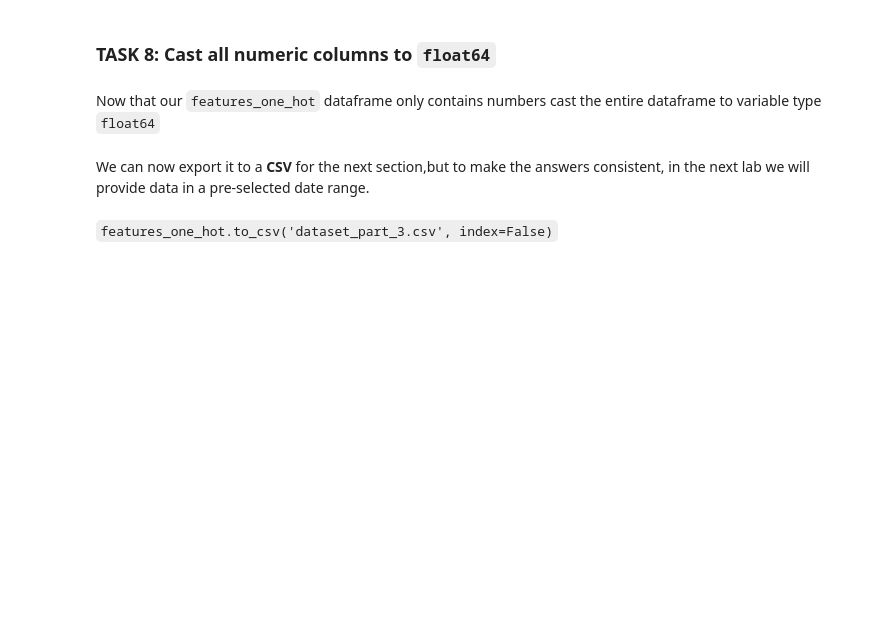
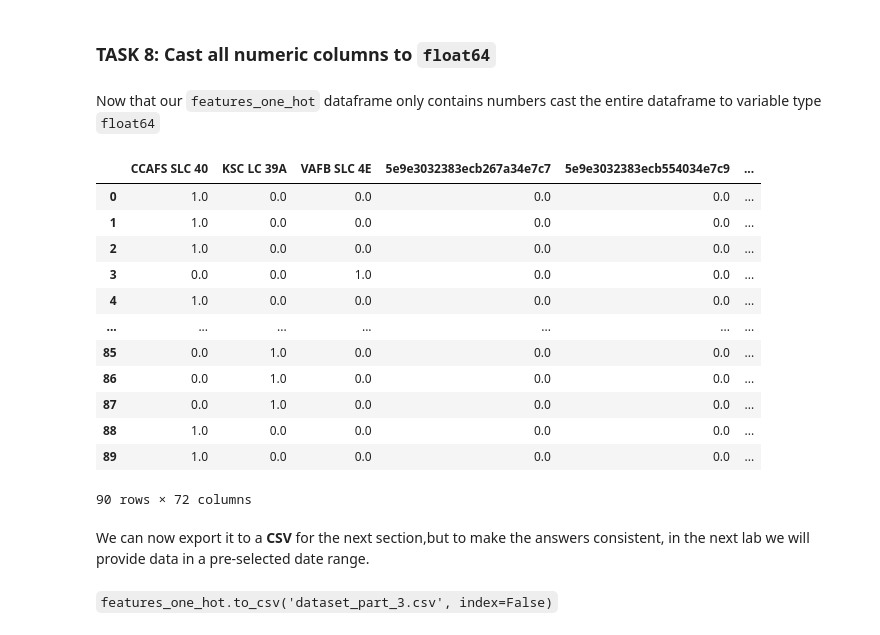
Before and after one commit to setzerace/IBM-Data-Science-Capstone-Project-Huang, a Jupyter notebook: Data visualization.ipynb, the cells around one changed output. Cells and saved outputs as stored; diff of their text form; code cells hidden in the pictures; blank space fills up the shorter version.

```diff
--- a/Data visualization.ipynb
+++ b/Data visualization.ipynb
@@ -184,0 +197,8 @@ Use the function <code>get_dummies</code> and <code>features</code> dataframe to
+# %%
+# HINT: Use get_dummies() function on the categorical columns
+ohe_orbit = pd.get_dummies(features["Orbit"])
+ohe_launch = pd.get_dummies(features["LaunchSite"])
+ohe_landing = pd.get_dummies(features["LandingPad"])
+ohe_serial = pd.get_dummies(features["Serial"])
+features_one_hot = pd.concat([ohe_launch, ohe_landing, ohe_serial, ohe_orbit], axis=1)
+features_one_hot.head()
@@ -188,6 +216,21 @@ Use the function <code>get_dummies</code> and <code>features</code> dataframe to
 Now that our <code>features_one_hot</code> dataframe only contains numbers cast the entire dataframe to variable type <code>float64</code>
 # %%
 # HINT: use astype function
+features_one_hot.astype('float64')
+# %% [output]
+|  | CCAFS SLC 40 | KSC LC 39A | VAFB SLC 4E | 5e9e3032383ecb267a34e7c7 | 5e9e3032383ecb554034e7c9 | ... |
+| 0 | 1.0 | 0.0 | 0.0 | 0.0 | 0.0 | ... |
+| 1 | 1.0 | 0.0 | 0.0 | 0.0 | 0.0 | ... |
+| 2 | 1.0 | 0.0 | 0.0 | 0.0 | 0.0 | ... |
+| 3 | 0.0 | 0.0 | 1.0 | 0.0 | 0.0 | ... |
+| 4 | 1.0 | 0.0 | 0.0 | 0.0 | 0.0 | ... |
+| ... | ... | ... | ... | ... | ... | ... |
+| 85 | 0.0 | 1.0 | 0.0 | 0.0 | 0.0 | ... |
+| 86 | 0.0 | 1.0 | 0.0 | 0.0 | 0.0 | ... |
+| 87 | 0.0 | 1.0 | 0.0 | 0.0 | 0.0 | ... |
+| 88 | 1.0 | 0.0 | 0.0 | 0.0 | 0.0 | ... |
+| 89 | 1.0 | 0.0 | 0.0 | 0.0 | 0.0 | ... |
+90 rows × 72 columns
 # %% [markdown]
 We can now export it to a <b>CSV</b> for the next section,but to make the answers consistent, in the next lab we will provide data in a pre-selected date range.
 # %% [markdown]
```
Also changed, not shown: parts of 5 cells of this notebook.
